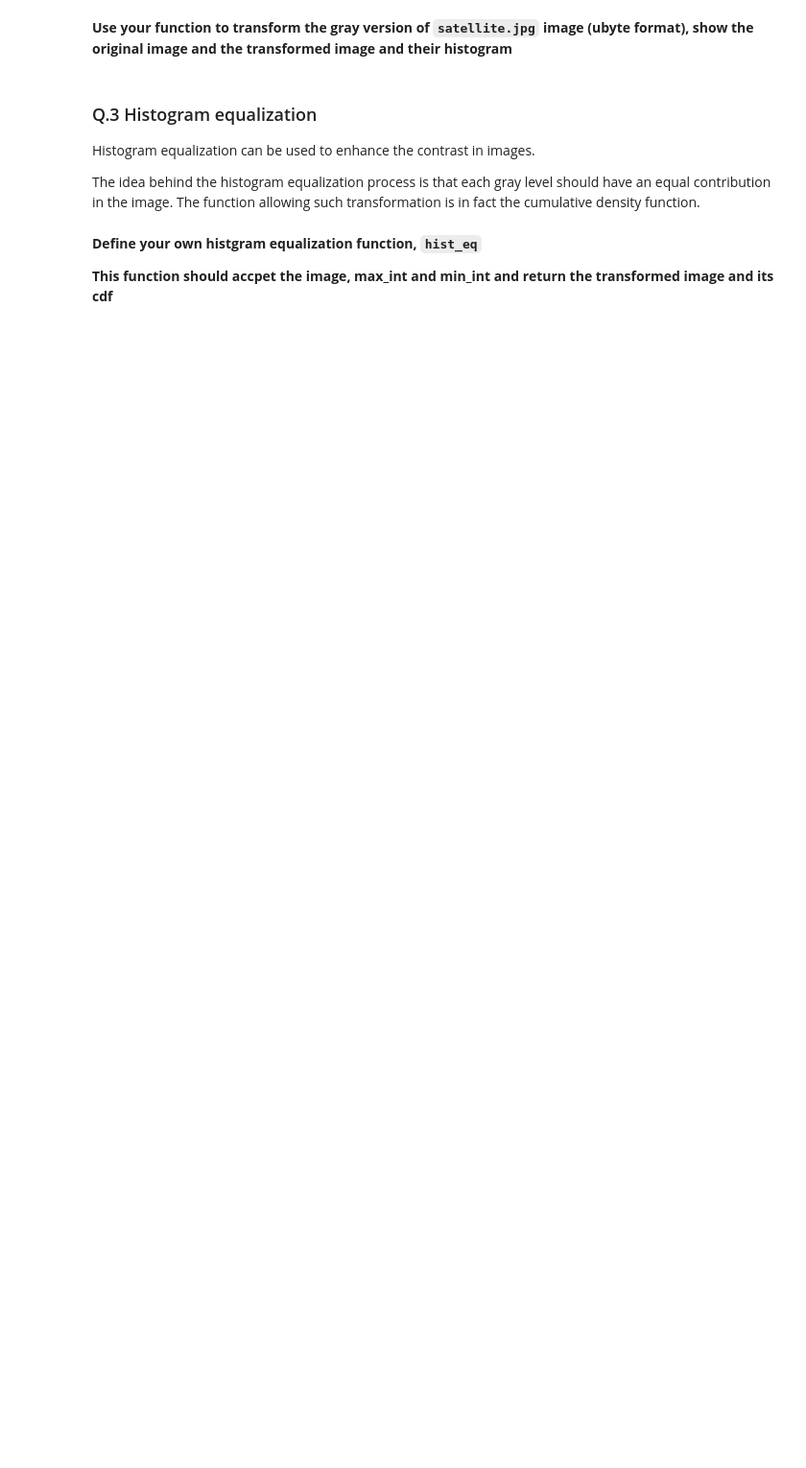
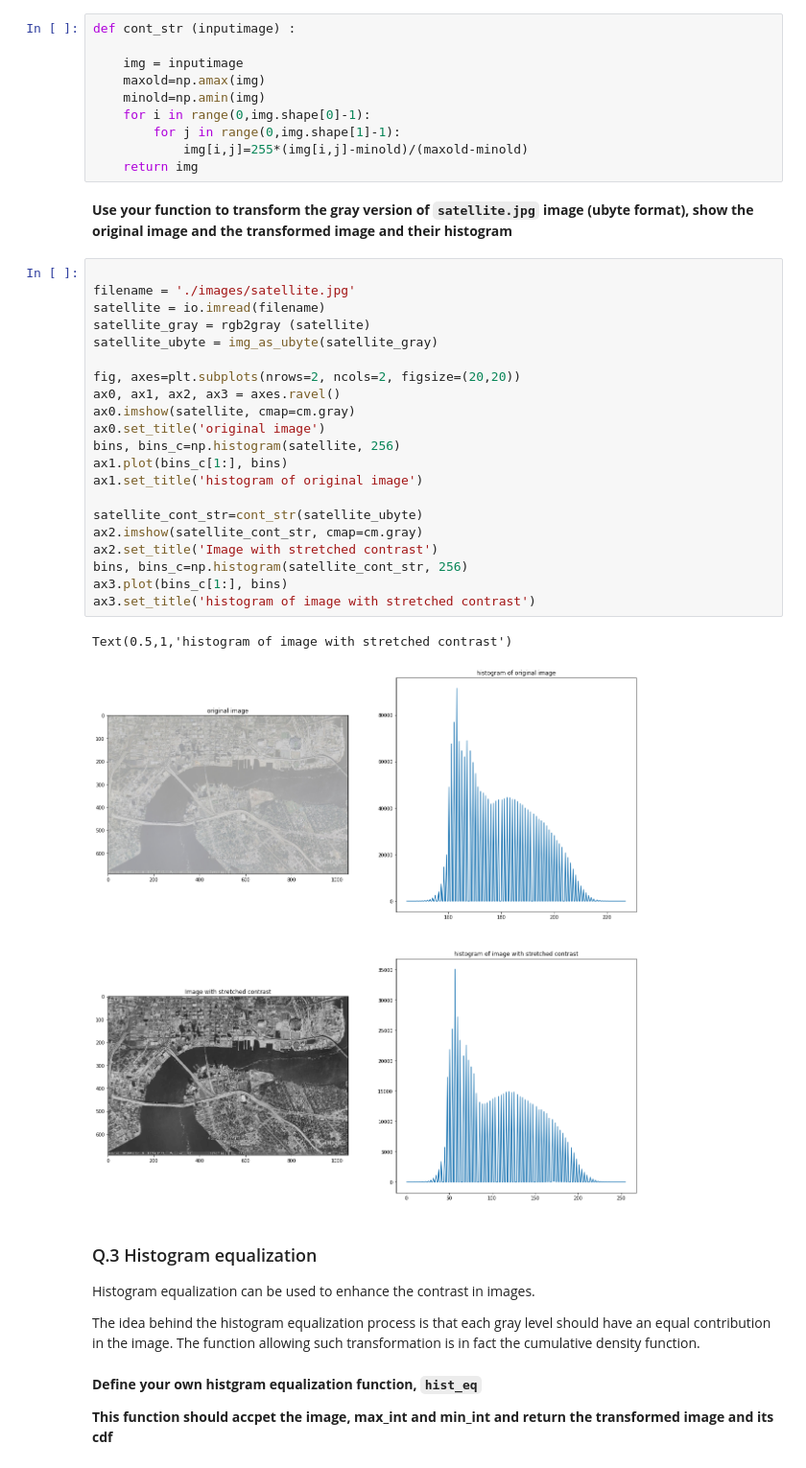
Before and after one commit to cefisalam/B31XB-IIP-TP-1718, a Jupyter notebook: 2-image-enhancement/2-enhancement-supplementary.ipynb, the cells around one changed output. Shown at 96% size. Drawn from its saved outputs; the diff is of its cells as text; blank space fills up the shorter version.

```diff
--- a/2-image-enhancement/2-enhancement-supplementary.ipynb
+++ b/2-image-enhancement/2-enhancement-supplementary.ipynb
@@ -30,8 +34,42 @@ Pretty printing has been turned OFF
 **This function should accept the input image, calculates the minimum and maximum and rescales the intensities.**
 
 ** Return the image as uint8 **
+# %%
+def cont_str (inputimage) :
+
+    img = inputimage
+    maxold=np.amax(img)
+    minold=np.amin(img)
+    for i in range(0,img.shape[0]-1):
+        for j in range(0,img.shape[1]-1):
+            img[i,j]=255*(img[i,j]-minold)/(maxold-minold)
+    return img
 # %% [markdown]
 **Use your function to transform the  gray version of `satellite.jpg` image (ubyte format), show the original image and the transformed image and their histogram**
+# %%
+
+filename = './images/satellite.jpg'
+satellite = io.imread(filename)
+satellite_gray = rgb2gray (satellite)
+satellite_ubyte = img_as_ubyte(satellite_gray)
+
+fig, axes=plt.subplots(nrows=2, ncols=2, figsize=(20,20))
+ax0, ax1, ax2, ax3 = axes.ravel()
+ax0.imshow(satellite, cmap=cm.gray)
+ax0.set_title('original image')
+bins, bins_c=np.histogram(satellite, 256)
+ax1.plot(bins_c[1:], bins)
+ax1.set_title('histogram of original image')
+
+satellite_cont_str=cont_str(satellite_ubyte)
+ax2.imshow(satellite_cont_str, cmap=cm.gray)
+ax2.set_title('Image with stretched contrast')
+bins, bins_c=np.histogram(satellite_cont_str, 256)
+ax3.plot(bins_c[1:], bins)
+ax3.set_title('histogram of image with stretched contrast')
+# %% [output]
+Text(0.5,1,'histogram of image with stretched contrast')
+[figure, added]
 # %% [markdown]
 ### Q.3 Histogram equalization
 Histogram equalization can be used to enhance the contrast in images.
```
Also changed, not shown: parts of 9 cells of this notebook, 1 other file.
